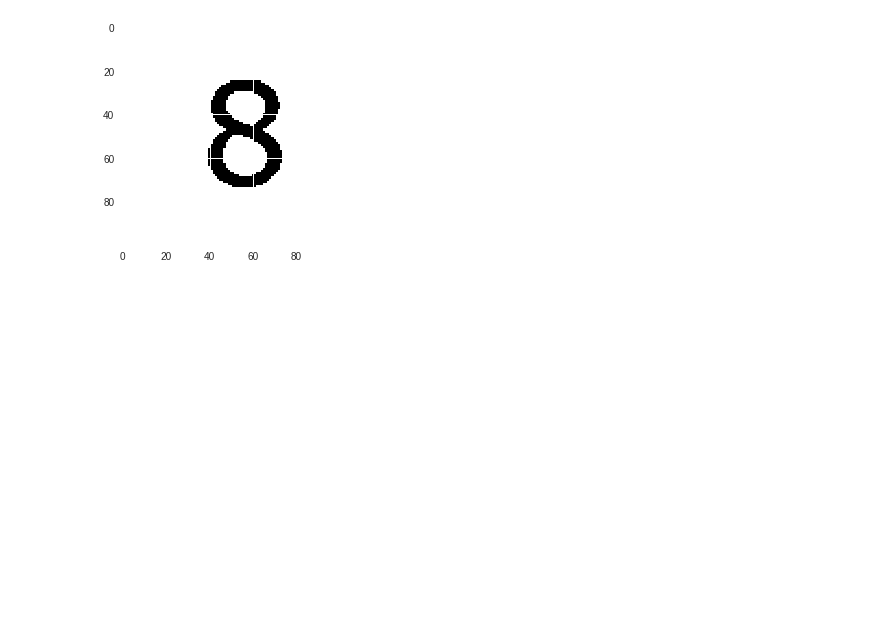
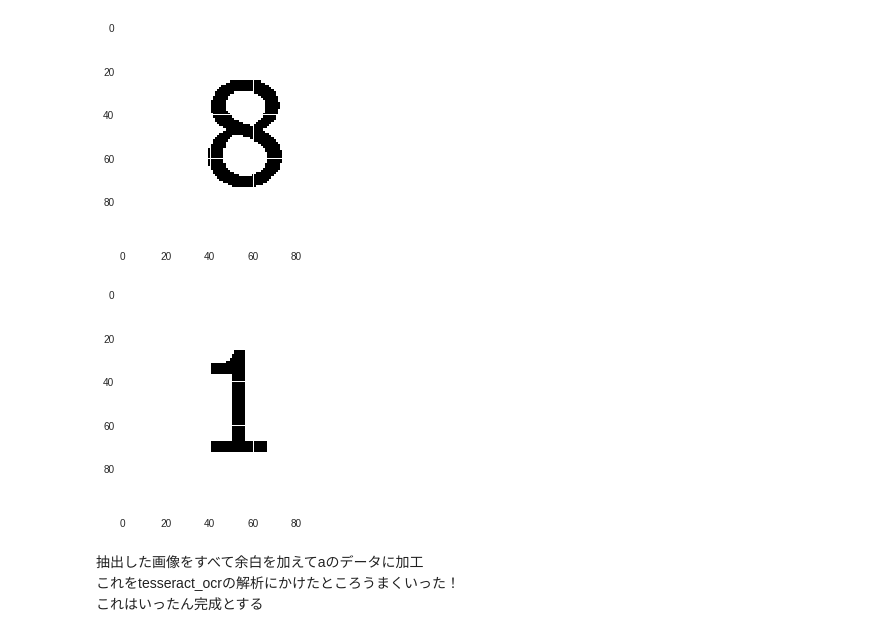
Before and after one commit to aichizokkoku/sudoku, a Jupyter notebook: contours.ipynb, the cells around one changed output. Drawn from its saved outputs; the diff is of its cells as text; code cells hidden in the pictures; blank space fills up the shorter version.

```diff
--- a/contours.ipynb
+++ b/contours.ipynb
@@ -153,3 +153,21 @@ plt.imshow(cv2.cvtColor(img17a, cv2.COLOR_BGR2RGB))
 plt.show()
 # %% [output]
 [figure]
+# %%
+#白い余白を追加
+newimg = Image.open("img25.png")
+imgwhite = Image.open('white50.png')
+imgwhite.paste(newimg, (25, 25))
+imgwhite.save('img25a.png', quality=95)
+
+
+#plt.axis("off")
+img25a = cv2.imread("img25a.png")
+plt.imshow(cv2.cvtColor(img25a, cv2.COLOR_BGR2RGB))
+plt.show()
+# %% [output]
+[figure, added]
+# %% [markdown]
+抽出した画像をすべて余白を加えてaのデータに加工
+これをtesseract_ocrの解析にかけたところうまくいった！
+これはいったん完成とする
```
